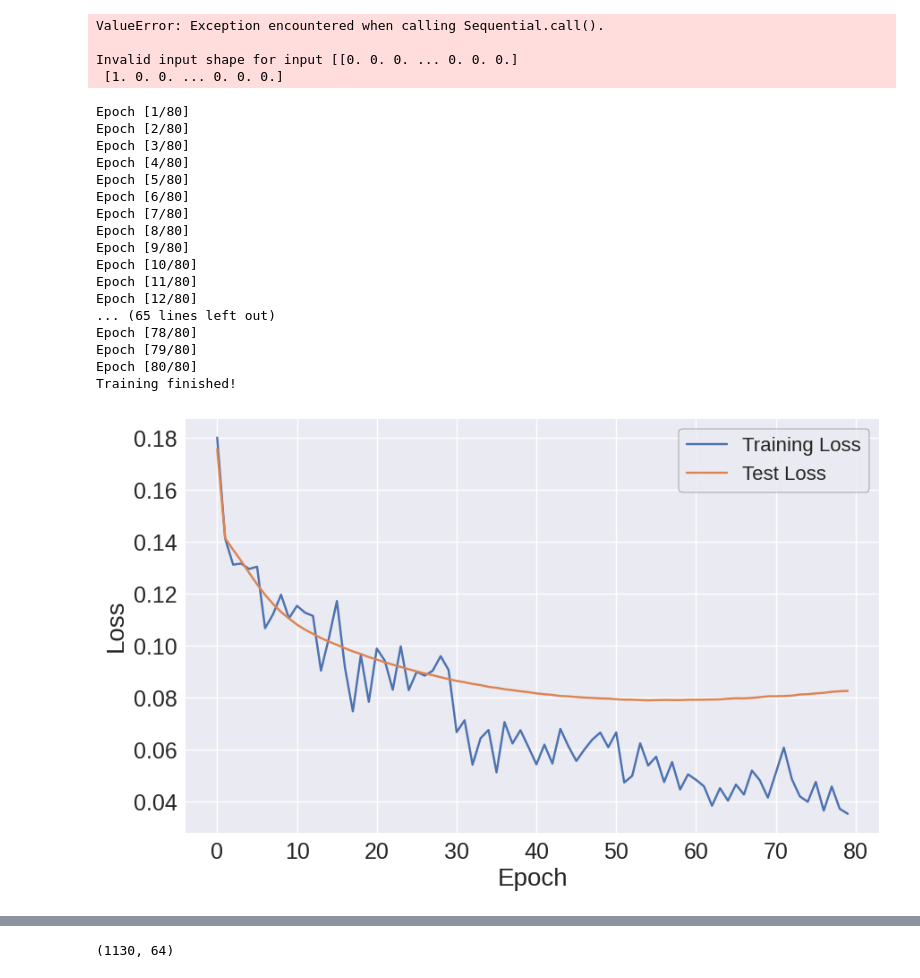
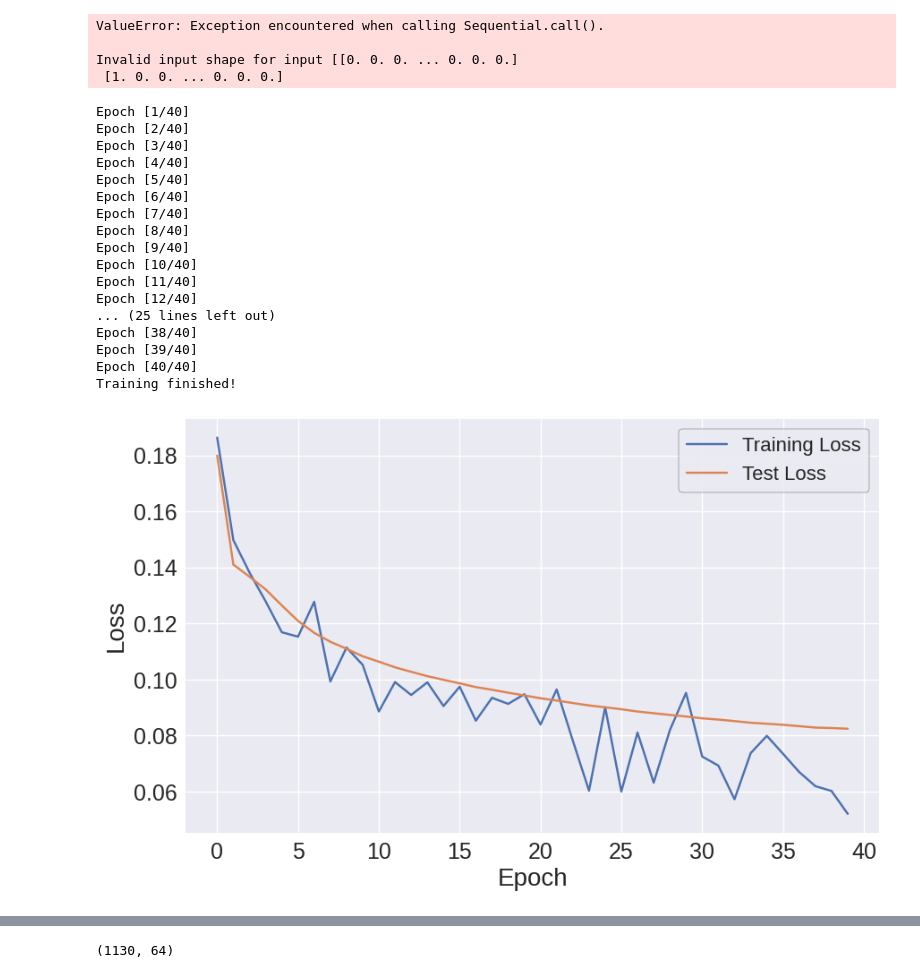
Before and after one commit to vicdlp/CS_project, a Jupyter notebook: CS_project.ipynb, the cells around one changed output, grey strips where cells are left out. Drawn from its saved outputs; the diff is of its cells as text; code cells hidden in the pictures.

```diff
--- a/CS_project.ipynb
+++ b/CS_project.ipynb
@@ -56,13 +56,13 @@ art = list(SeqIO.parse("MSA_art.faa", "fasta")) # Artificial data sampled from t
 # %%
 def one_hot(sequence): # Converts a single sequence of length 96 to a 96 x 21 = 2016 dimensional vector
 
-  matrix = np.zeros((96,21)) # matrix to store the encoded data
+  matrix = np.zeros((21,96)) # matrix to store the encoded data
 
   # Dictionary that converts amino-acids to a number between 0 and 20
   amino_acids = {'A': 0, 'C': 1, 'D': 2, 'E': 3, 'F': 4, 'G': 5, 'H': 6, 'I': 7, 'K':8, 'L':9, 'M':10, 'N':11, 'P':12, 'Q':13, 'R':14, 'S':15, 'T':16, 'V':17, 'W':18, 'Y':19, '-':20}
 
   for i in range(96): # for the i-th amino-acid of the sequence ...
-    matrix[i, amino_acids[sequence[i]]] = 1 # ... associate the corresponding 21 dim vector in column i
+    matrix[amino_acids[sequence[i]], i] = 1 # ... associate the corresponding 21 dim vector in column i
 
   return matrix.flatten() # return the flatten matrix to get the data-point as a vector
 
@@ -886,7 +937,7 @@ input_dim = X_train.shape[1]  # Replace with the actual input dimension
 encoding_dim = 64 # Adjust as needed
 learning_rate = 1e-3
 batch_size = 32
-num_epochs = 80
+num_epochs = 40
 
 # Convert data to PyTorch tensors
 X_train_tensor = torch.tensor(X_train, dtype=torch.float32)
@@ -903,50 +954,50 @@ train_err = []
 test_err = []
 
 
 # Training loop
 for epoch in range(num_epochs):
   for data in train_loader:
     inputs = data[0].to(device)
     optimizer.zero_grad()
     outputs = model(inputs)
     loss = criterion(outputs, inputs)
     loss.backward()
     optimizer.step()
 
   train_err.append(loss.item())
   reconstructed_test = model(torch.tensor(X_test, dtype=torch.float32).to(device)).detach().numpy()
   test_err.append(criterion(torch.tensor(reconstructed_test, dtype=torch.float32).to(device), torch.tensor(X_test, dtype=torch.float32).to(device)).item())
 
   print(f"Epoch [{epoch+1}/{num_epochs}]")
 
 print("Training finished!")
 
 plt.figure(figsize=(10, 6))
 plt.plot(train_err, label='Training Loss')
 plt.plot(test_err, label='Test Loss')
 plt.xlabel('Epoch')
 plt.ylabel('Loss')
 plt.legend()
 plt.show()
 # %% [output]
-Epoch [1/80]
-Epoch [2/80]
-Epoch [3/80]
-Epoch [4/80]
-Epoch [5/80]
-Epoch [6/80]
-Epoch [7/80]
-Epoch [8/80]
-Epoch [9/80]
-Epoch [10/80]
-Epoch [11/80]
-Epoch [12/80]
-... (65 lines left out)
-Epoch [78/80]
-Epoch [79/80]
-Epoch [80/80]
+Epoch [1/40]
+Epoch [2/40]
+Epoch [3/40]
+Epoch [4/40]
+Epoch [5/40]
+Epoch [6/40]
+Epoch [7/40]
+Epoch [8/40]
+Epoch [9/40]
+Epoch [10/40]
+Epoch [11/40]
+Epoch [12/40]
+... (25 lines left out)
+Epoch [38/40]
+Epoch [39/40]
+Epoch [40/40]
 Training finished!
-[figure, old version]
+[figure, new version]
 # %%
 from sklearn.decomposition import PCA
 
```
Also changed, not shown: parts of 7 cells of this notebook.
